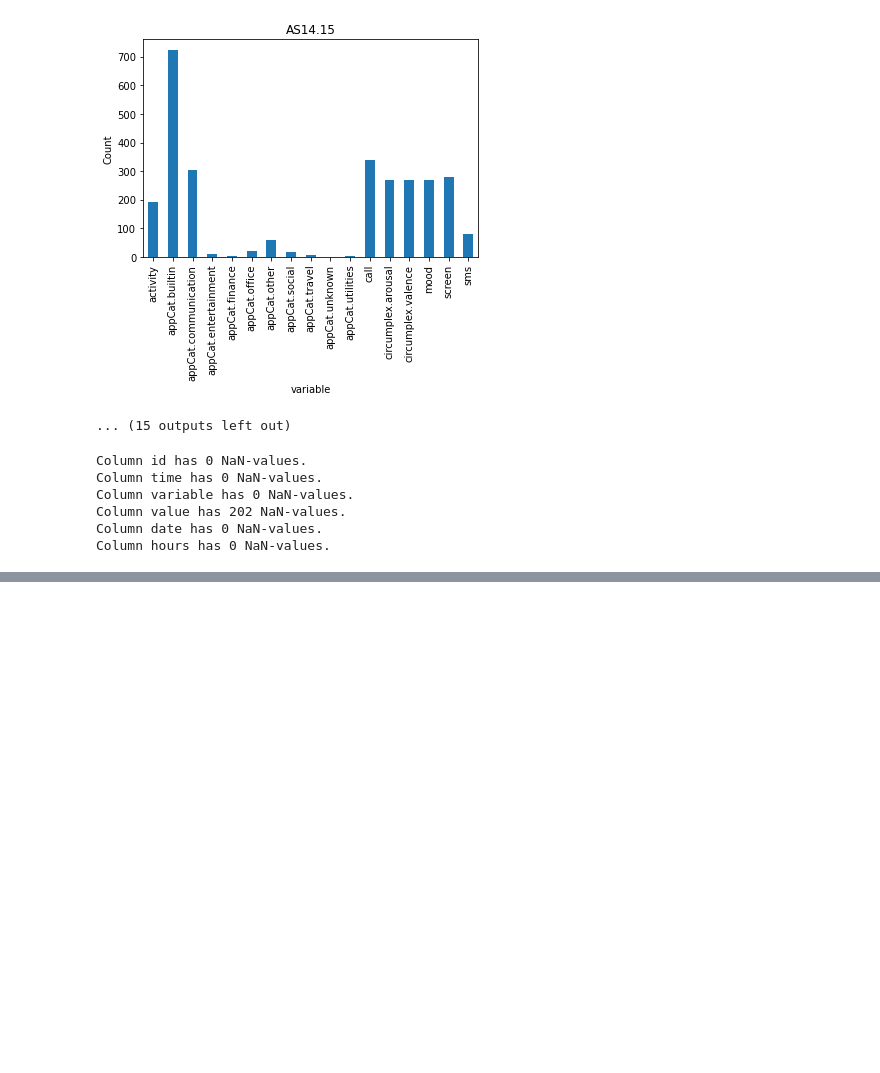
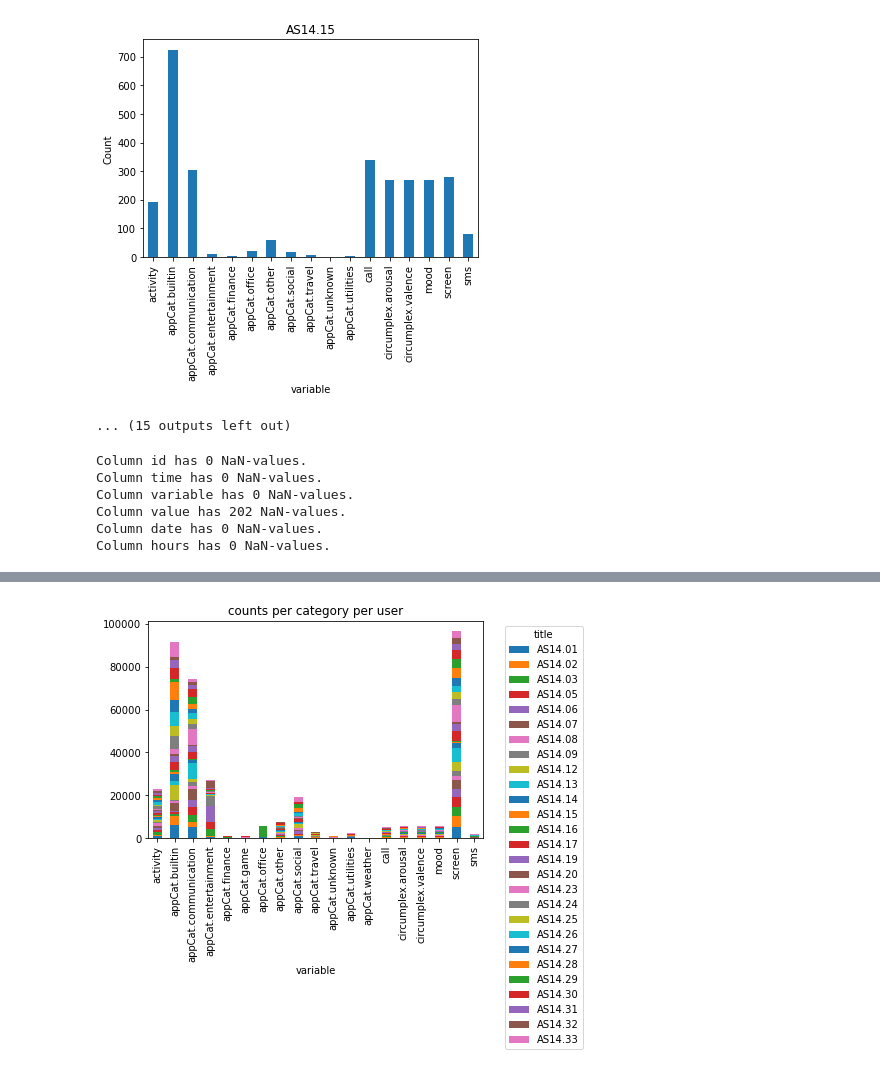
Before and after one commit to koetjboe/DMT85, a Jupyter notebook: DMT85_assignment1.ipynb, the cells around one changed output, grey strips where cells are left out. Drawn from its saved outputs; the diff is of its cells as text; code cells hidden in the pictures; blank space fills up the shorter version.

```diff
--- a/DMT85_assignment1.ipynb
+++ b/DMT85_assignment1.ipynb
@@ -96,6 +108,6 @@ ax
 # %%
 # check entries per hour of the day (regardless of date)
-hours = df['time'].str.split(' ').str[1].str.split(':').str[0]
+df['hour'] = df['time'].dt.hour
 df['hours'] = hours
 df.groupby('hours')['time'].count().plot(kind='bar')
 # %% [output]
@@ -215,5 +172,0 @@ for user in df['id'].unique():
-# %%
-# add sleep per user to the df and remove columns time and hours
-df = df.append(pd.DataFrame(sleep_per_user))
-df = df.drop(['time', 'hours'], axis=1)
-df = df.sort_index()
@@ -242,14 +172,0 @@ df
-# %%
-# transform column 'variable' into separate columns -- IN PROGRESS
-df['mood'] = df[df['variable'] == 'mood']['value']
-df['sleep'] = df[df['variable'] == 'sleep']['value']
-df['screen'] = df[df['variable'] == 'screen']['value']
-df['activity'] = df[df['variable'] == 'activity']['value']
-df['communication'] = df[df['variable'] == 'appCat.communication']['value']
-df['entertainment'] = df[df['variable'] == 'appCat.entertainment']['value']
-df['social'] = df[df['variable'] == 'appCat.social']['value']
-
-# for var in df['variable'].unique():
-#     df[var] = df[df['variable'] == f'{var}']['value']
-
-df
@@ -284,0 +188,11 @@ Name: screen, Length: 378885, dtype: float64
+# %%
+# check how often 'mood' or other variables are measured
+def count_per_variable(df):
+    d = df.groupby(['variable','id'])['value'].count().unstack()
+    d.plot(kind='bar',stacked=True, title = "counts per category per user")
+    plt.legend(title='title', bbox_to_anchor=(1.05, 1), loc='upper left')
+    plt.show()
+# %%
+count_per_variable(df)
+# %% [output]
+[figure, added]
```
Also changed, not shown: parts of 21 cells of this notebook.
